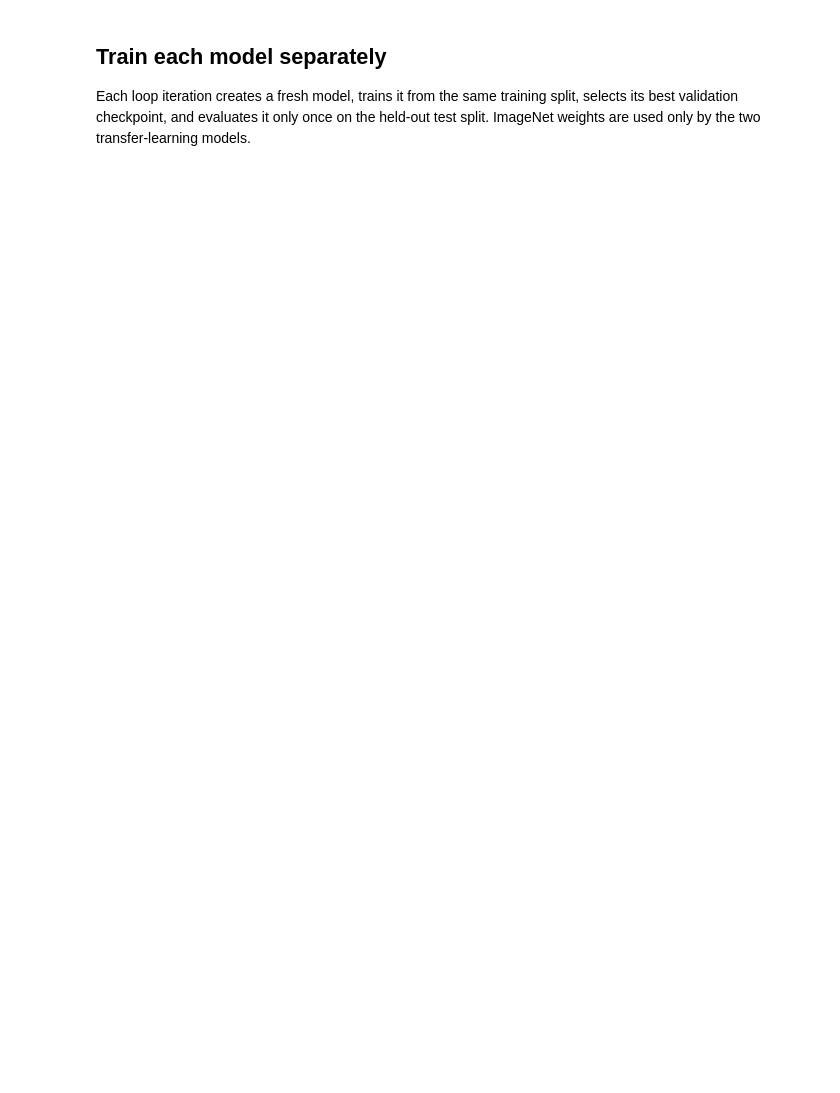
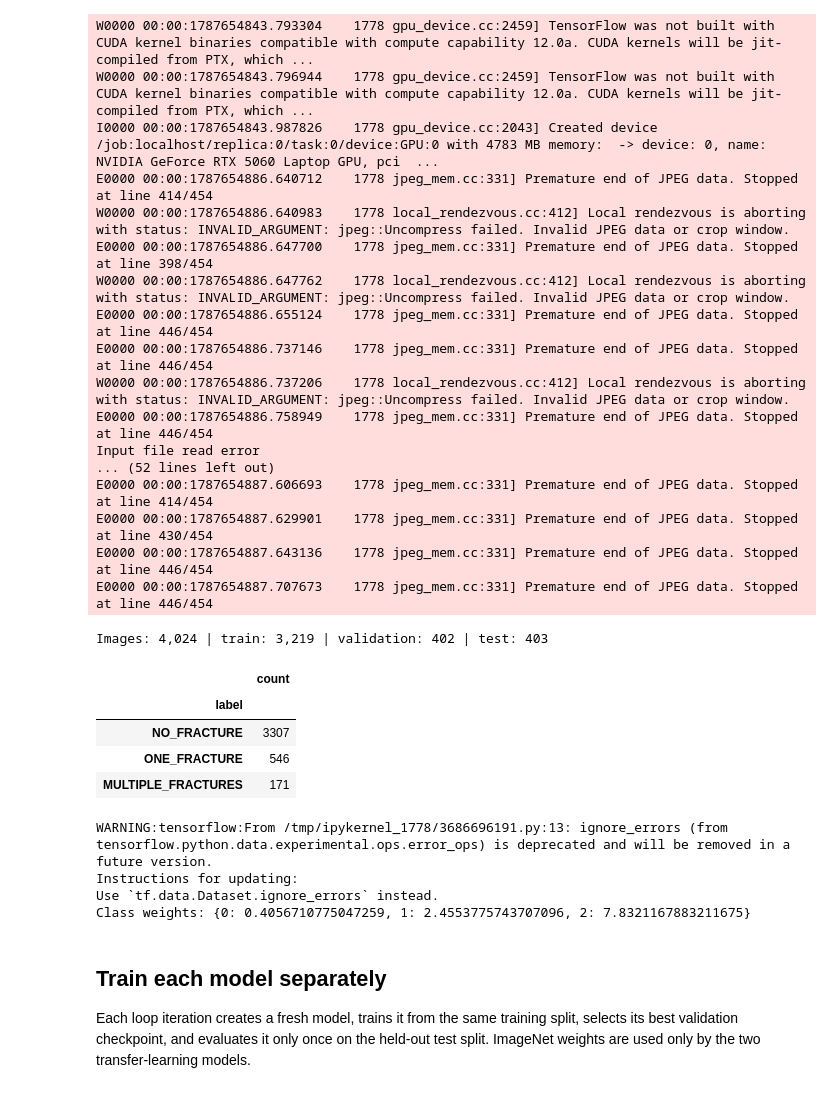
Before and after one commit to RuushTea/FractureCare, a Jupyter notebook: ai-service/notebooks/FracAtlas_Model_Comparison.ipynb, the cells around one changed output. Cells and saved outputs as stored; diff of their text form; code cells hidden in the pictures; blank space fills up the shorter version.

```diff
--- a/ai-service/notebooks/FracAtlas_Model_Comparison.ipynb
+++ b/ai-service/notebooks/FracAtlas_Model_Comparison.ipynb
@@ -41,14 +52,34 @@ print('Dataset:', DATASET_CSV)
 # %%
-frame = pd.read_csv(DATASET_CSV)
-frame['label'] = frame.apply(to_service_class, axis=1)
-frame['path'] = frame['image_id'].map(lambda name: str(IMAGE_DIR / Path(str(name)).name))
-frame = frame[frame['path'].map(lambda path: Path(path).is_file())].reset_index(drop=True)
-frame['label_index'] = frame['label'].map({name: index for index, name in enumerate(CLASS_NAMES)})
+frame = load_manifest()
 train, holdout = train_test_split(frame, test_size=0.2, random_state=SEED, stratify=frame['label_index'])
 validation, test = train_test_split(holdout, test_size=0.5, random_state=SEED, stratify=holdout['label_index'])
 train, validation, test = [part.reset_index(drop=True) for part in (train, validation, test)]
 print(f'Images: {len(frame):,} | train: {len(train):,} | validation: {len(validation):,} | test: {len(test):,}')
 display(frame['label'].value_counts().reindex(CLASS_NAMES).rename('count').to_frame())
+# %% [output]
+W0000 00:00:1787654843.793304    1778 gpu_device.cc:2459] TensorFlow was not built with CUDA kernel binaries compatible with compute capability 12.0a. CUDA kernels will be jit-compiled from PTX, which ...
+W0000 00:00:1787654843.796944    1778 gpu_device.cc:2459] TensorFlow was not built with CUDA kernel binaries compatible with compute capability 12.0a. CUDA kernels will be jit-compiled from PTX, which ...
+I0000 00:00:1787654843.987826    1778 gpu_device.cc:2043] Created device /job:localhost/replica:0/task:0/device:GPU:0 with 4783 MB memory:  -> device: 0, name: NVIDIA GeForce RTX 5060 Laptop GPU, pci  ...
+E0000 00:00:1787654886.640712    1778 jpeg_mem.cc:331] Premature end of JPEG data. Stopped at line 414/454
+W0000 00:00:1787654886.640983    1778 local_rendezvous.cc:412] Local rendezvous is aborting with status: INVALID_ARGUMENT: jpeg::Uncompress failed. Invalid JPEG data or crop window.
+E0000 00:00:1787654886.647700    1778 jpeg_mem.cc:331] Premature end of JPEG data. Stopped at line 398/454
+W0000 00:00:1787654886.647762    1778 local_rendezvous.cc:412] Local rendezvous is aborting with status: INVALID_ARGUMENT: jpeg::Uncompress failed. Invalid JPEG data or crop window.
+E0000 00:00:1787654886.655124    1778 jpeg_mem.cc:331] Premature end of JPEG data. Stopped at line 446/454
+E0000 00:00:1787654886.737146    1778 jpeg_mem.cc:331] Premature end of JPEG data. Stopped at line 446/454
+W0000 00:00:1787654886.737206    1778 local_rendezvous.cc:412] Local rendezvous is aborting with status: INVALID_ARGUMENT: jpeg::Uncompress failed. Invalid JPEG data or crop window.
+E0000 00:00:1787654886.758949    1778 jpeg_mem.cc:331] Premature end of JPEG data. Stopped at line 446/454
+Input file read error
+... (52 lines left out)
+E0000 00:00:1787654887.606693    1778 jpeg_mem.cc:331] Premature end of JPEG data. Stopped at line 414/454
+E0000 00:00:1787654887.629901    1778 jpeg_mem.cc:331] Premature end of JPEG data. Stopped at line 430/454
+E0000 00:00:1787654887.643136    1778 jpeg_mem.cc:331] Premature end of JPEG data. Stopped at line 446/454
+E0000 00:00:1787654887.707673    1778 jpeg_mem.cc:331] Premature end of JPEG data. Stopped at line 446/454
+Images: 4,024 | train: 3,219 | validation: 402 | test: 403
+|  | count |
+| label |  |
+| NO_FRACTURE | 3307 |
+| ONE_FRACTURE | 546 |
+| MULTIPLE_FRACTURES | 171 |
 # %%
 def make_dataset(dataframe, shuffle=False):
     paths = dataframe['path'].to_numpy()
@@ -61,7 +92,9 @@ def make_dataset(dataframe, shuffle=False):
     dataset = tf.data.Dataset.from_tensor_slices((paths, labels))
     if shuffle:
         dataset = dataset.shuffle(len(dataframe), seed=SEED, reshuffle_each_iteration=True)
-    return dataset.map(load, num_parallel_calls=tf.data.AUTOTUNE).batch(BATCH_SIZE).prefetch(tf.data.AUTOTUNE)
+    dataset = dataset.map(load, num_parallel_calls=tf.data.AUTOTUNE)
+    dataset = dataset.apply(tf.data.experimental.ignore_errors())
+    return dataset.batch(BATCH_SIZE).prefetch(tf.data.AUTOTUNE)
 
 train_dataset = make_dataset(train, shuffle=True)
 validation_dataset = make_dataset(validation)
@@ -69,6 +102,11 @@ test_dataset = make_dataset(test)
 weights = compute_class_weight('balanced', classes=np.arange(len(CLASS_NAMES)), y=train['label_index'].to_numpy())
 class_weights = {index: float(weight) for index, weight in enumerate(weights)}
 print('Class weights:', class_weights)
+# %% [output]
+WARNING:tensorflow:From /tmp/ipykernel_1778/3686696191.py:13: ignore_errors (from tensorflow.python.data.experimental.ops.error_ops) is deprecated and will be removed in a future version.
+Instructions for updating:
+Use `tf.data.Dataset.ignore_errors` instead.
+Class weights: {0: 0.4056710775047259, 1: 2.4553775743707096, 2: 7.8321167883211675}
 # %% [markdown]
 ## Train each model separately
 
```
Also changed, not shown: parts of 6 cells of this notebook, 10 other files.
